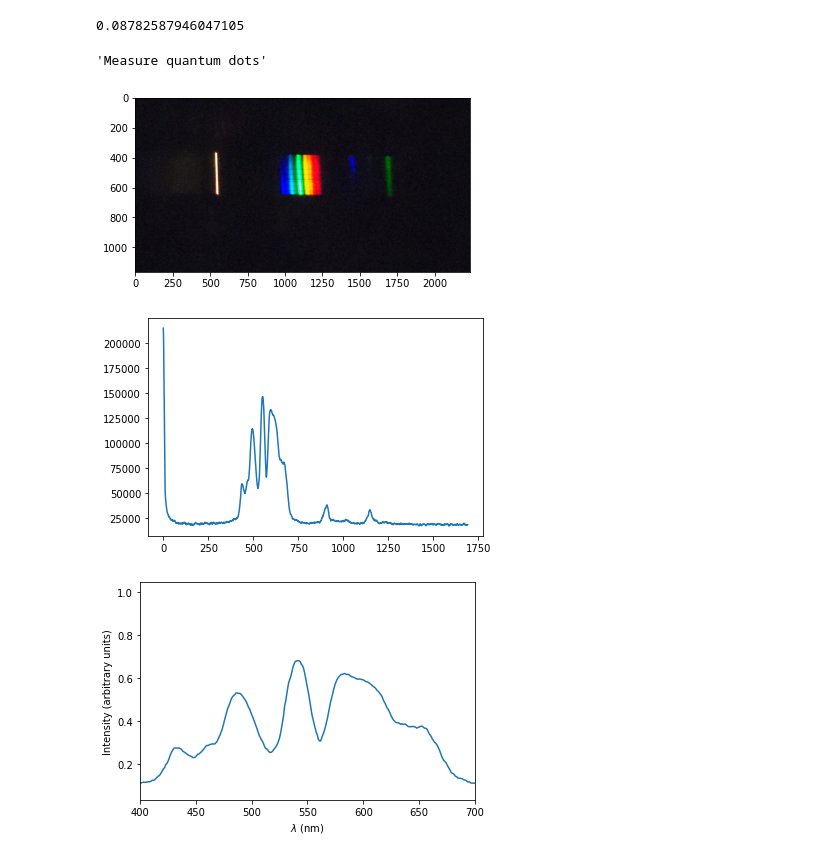
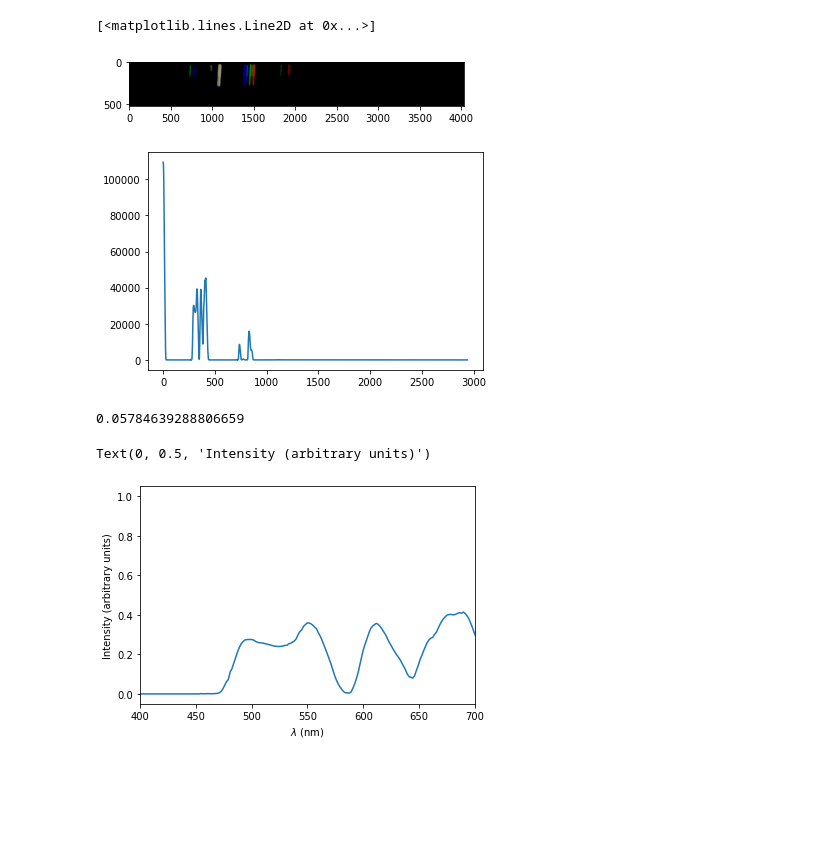
Before and after one commit to cflc/NanoDevices, a Jupyter notebook: 62540_F22_Lab4.ipynb, the cells around one changed output. Cells and saved outputs as stored; diff of their text form; code cells hidden in the pictures; blank space fills up the shorter version.

Commit message:
Last saved item after Lab. Some issues with Calibration. Try with Ritik's images

```diff
--- a/62540_F22_Lab4.ipynb
+++ b/62540_F22_Lab4.ipynb
@@ -69,34 +70,32 @@ def calibrate_lambda(x,LAMBDA,ref_x,ref_lambda,theta_i=36.4, order=1):
 # %%
 """Import calibration data"""
 
 # TODO: Modify code to work with your calibration sample
 
 
 # Close any open figures
 plt.close('all')
 
 # Import and show image
-this_image = image.imread('spectra1836.jpg')
+this_image = image.imread('IMG_7102 2.jpg')
 # TODO: your design value here
-LAMBDA = 4000    # Grating pitch in nm
+LAMBDA = 6000    # Grating pitch in nm
 
 
 # Convert image to 1D data
-#this_image = np.transpose(this_image,(1,0,2))
+this_image = np.transpose(this_image,(1,0,2))
 this_image = np.flip(this_image,1) # Make sure diffraction peaks are right of slit
 plt.figure()
 plt.imshow(this_image)
-x,y = process_image(this_image,range(300,700)) # Range is based on height of slit
+x,y = process_image(this_image,range(0,490)) # Range is based on height of slit
 # Plot image
 plt.figure()
 plt.plot(x,y)
-#plt.xlim({min(x), max(x)})   # TODO (Colab only) iteratively change the coordinates to isolate the ref_lambda peak, then guesstimate the ref_x
+#plt.xlim({200, 500})   # TODO (Colab only) iteratively change the coordinates to isolate the ref_lambda peak, then guesstimate the ref_x
 # %% [output]
-0.08782587946047105
+[<matplotlib.lines.Line2D at 0x...>]
-'Measure quantum dots'
-[figure, old version]
+[figure, new version]
-[figure, old version]
+[figure, new version]
-[figure, removed]
 # %%
 
 """Calibrate wavelength"""
@@ -105,7 +104,7 @@ theta_i = 36.4   # Grating angle in degrees
 
 # TODO: set these values to match yours
 ref_lambda = 546.5 # Check CLF spectrum
-ref_x = 557      # Determined by zooming in on plot
+ref_x = 325   # Determined by zooming in on plot
 order = 1        # Diffraction order
 
 lambda_x = calibrate_lambda(x,LAMBDA,ref_x,ref_lambda,theta_i,order)
@@ -116,3 +115,7 @@ plt.plot(lambda_x,y/max(y))
 plt.xlim({400, 700})
 plt.xlabel('$\\lambda$ (nm)')
 plt.ylabel('Intensity (arbitrary units)')
+# %% [output]
+0.05784639288806659
+Text(0, 0.5, 'Intensity (arbitrary units)')
+[figure, added]
```
Also changed, not shown: parts of 3 cells of this notebook.
